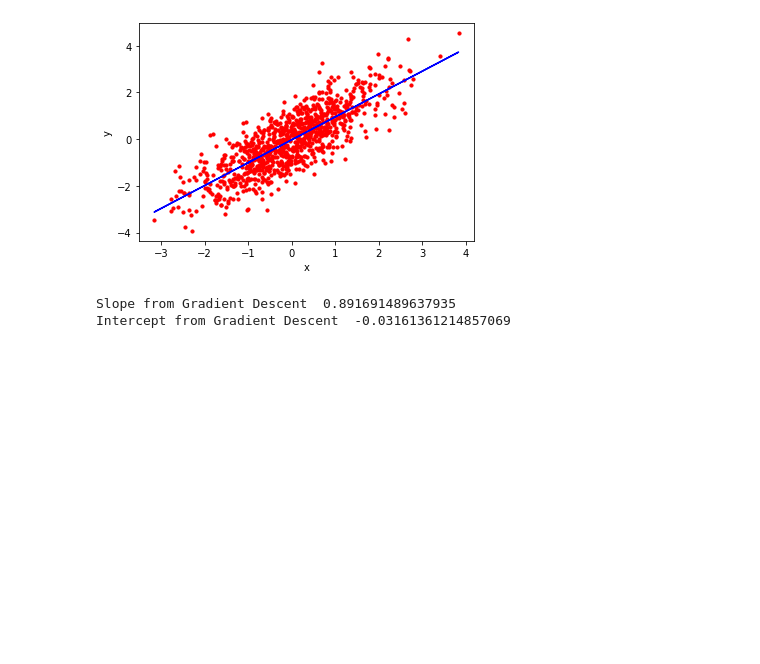
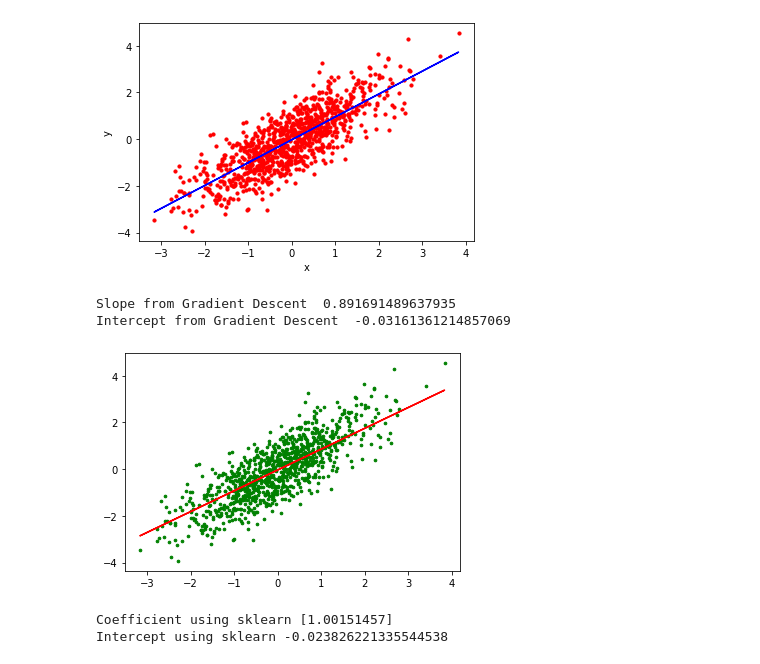
Before and after one commit to Suhasini02/suhasini-ML, a Jupyter notebook: suhasini mL CAT1.ipynb, the cells around one changed output. Cells and saved outputs as stored; diff of their text form; code cells hidden in the pictures; blank space fills up the shorter version.

```diff
--- a/suhasini mL CAT1.ipynb
+++ b/suhasini mL CAT1.ipynb
@@ -82,6 +82,19 @@ print("Intercept from Gradient Descent ",C)
 Slope from Gradient Descent  0.891691489637935
 Intercept from Gradient Descent  -0.03161361214857069
 # %%
-plt.plot(x,M*x+C,c='black')
-plt.scatter(x,y,s=7,c='orange')
+plt.plot(x,M*x+C,c='red')
+plt.scatter(x,y,s=7,c='green')
 plt.show()
+# %% [output]
+[figure, added]
+# %%
+x=x.reshape(-1,1)
+from sklearn.linear_model import LinearRegression
+i=LinearRegression()
+i.fit(x,y)
+pred=i.predict(x)
+print("Coefficient using sklearn",i.coef_)
+print("Intercept using sklearn",i.intercept_)
+# %% [output]
+Coefficient using sklearn [1.00151457]
+Intercept using sklearn -0.023826221335544538
```
